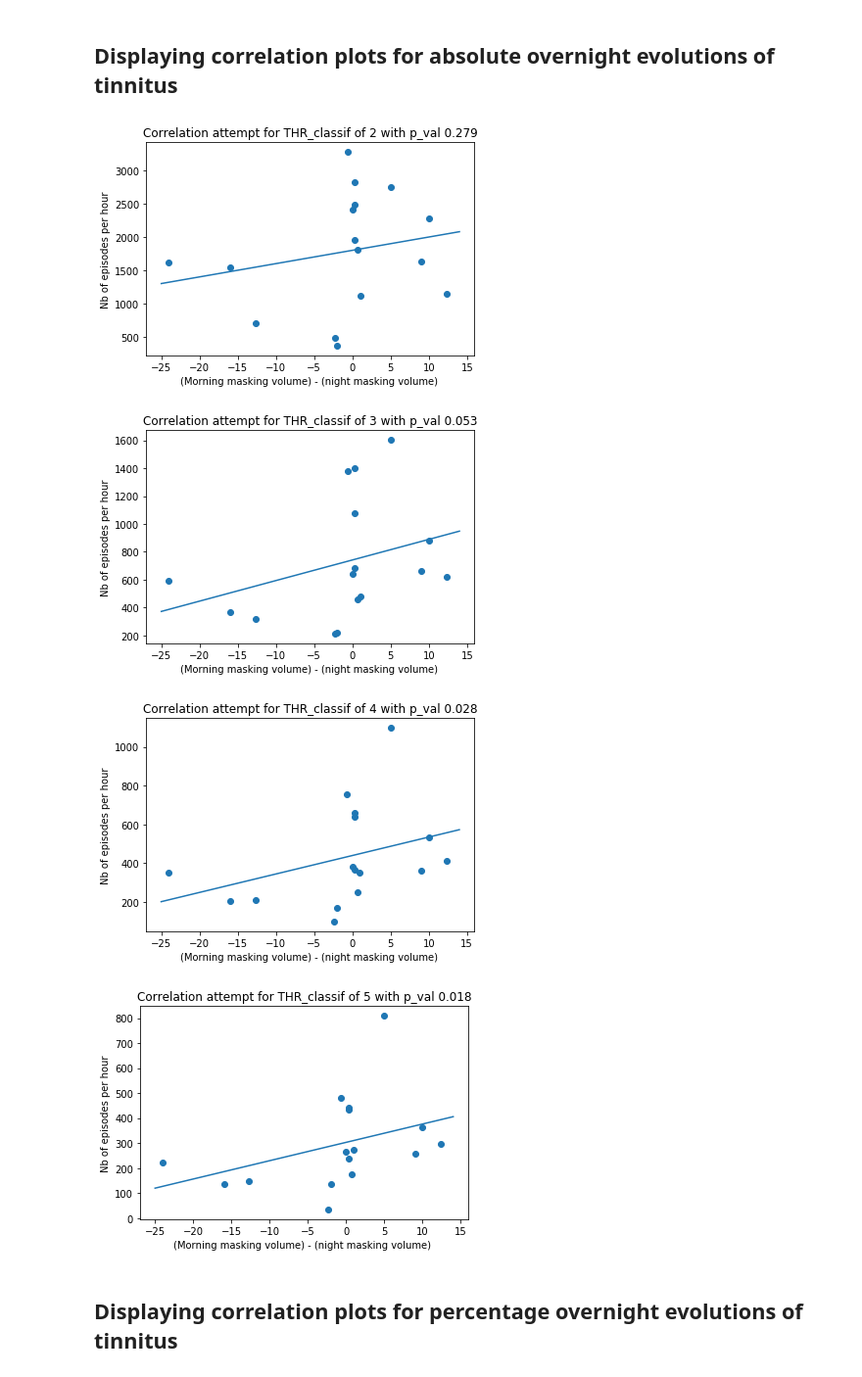
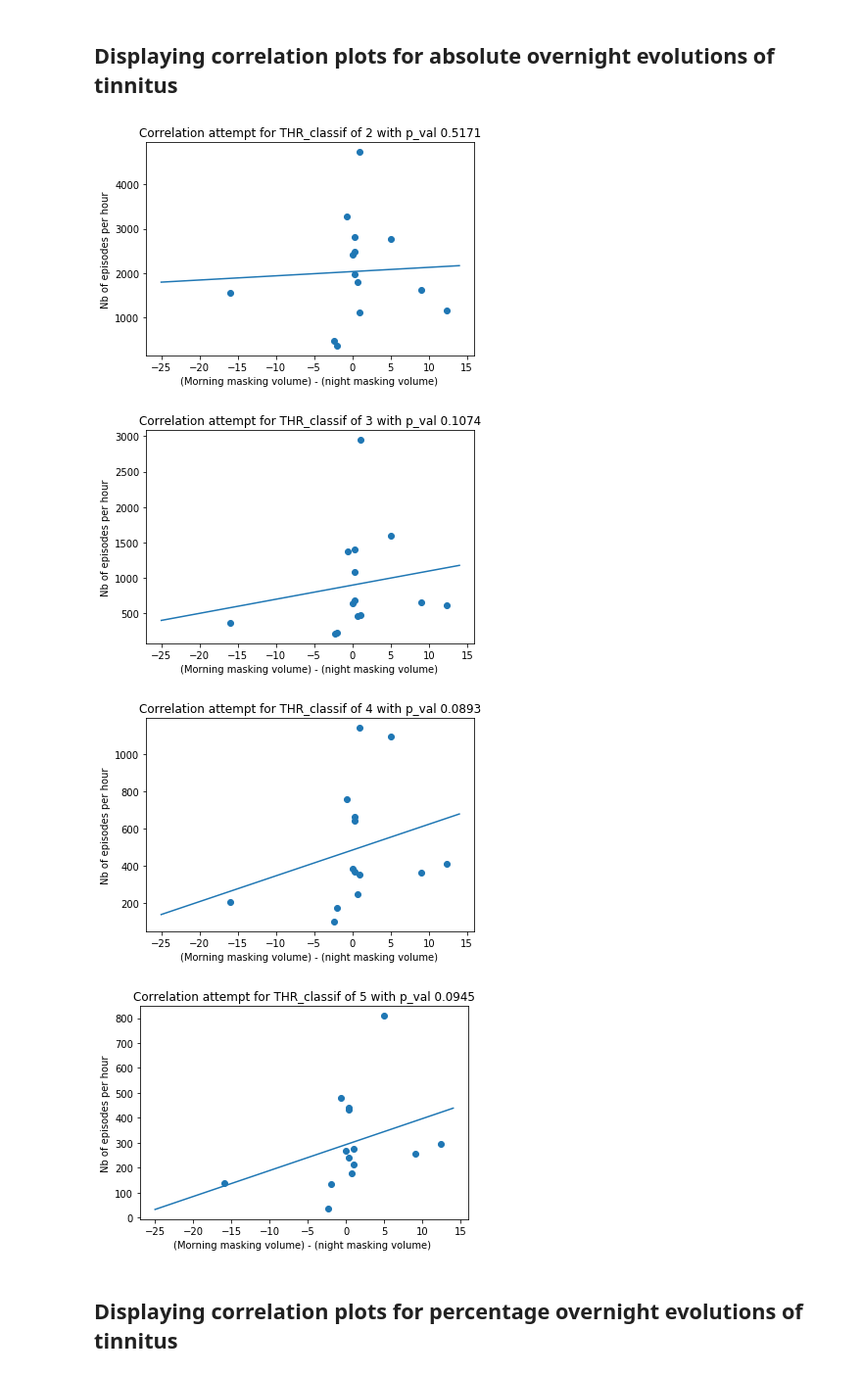
Before and after one commit to lkorczowski/Tinnitus-n-Sleep, a Jupyter notebook: notebooks/Bruxism_Inter_subject_analysis.ipynb, the cells around one changed output. Shown at 98% size. Cells and saved outputs as stored; diff of their text form; code cells hidden in the pictures.

```diff
--- a/notebooks/Bruxism_Inter_subject_analysis.ipynb
+++ b/notebooks/Bruxism_Inter_subject_analysis.ipynb
@@ -188,6 +188,7 @@ to_suppress=["Schmidtlin_nuit_2_dec_3to0to4.edf", "SCHMIDTLIN_nuit_5_dec_OD__0to
              "HZB_nuit_3.edf",
              "SCHMIDTLIN_nuit_4_dec_OD__3to3.edf",
              '1CC05_nuit_son.edf',
+             '1BA07_nuit_son.edf',
              '1DA15_nuit_son.edf',
              '1DL12_nuit_son.edf',
              '1GB18_nuit_son.edf',
@@ -195,11 +196,12 @@ to_suppress=["Schmidtlin_nuit_2_dec_3to0to4.edf", "SCHMIDTLIN_nuit_5_dec_OD__0to
             '1MA16_nuit_son.edf',
              '1MF19_nuit_son.edf',
              '1MN09_nuit_son.edf',
-              '1PI07_nuit_son.edf', '1PI07_nuit_hab.edf',
+              '1PI07_nuit_son.edf',
             '1PT06_nuit_son.edf',
              '1RA17_nuit_son.edf',
              '1SA14_nuit_son.edf',
-            '1ZN04_nuit_son.edf'
+            '1ZN04_nuit_son.edf',
+             "HZB_nuit_2.edf", "Unger_2.edf" , 'SCHM_nuit_3.edf'
              ]
 patients_sains=['jon_mema.edf','sophie_mema.edf','tom_mema.edf', "robin_nuit_son_24_sept.edf"
                , "robin_nuit_23_sept.edf","robin_mema_nuit_2.edf","robin_mema_nuit_1.edf","jose_mema.edf"]
@@ -220,7 +222,7 @@ for elm in evol_masking:
     for i in range(len(get_scores)):
      if not to_suppress.__contains__(elm[0]):
         if elm[0]==get_scores[i][0]:
-
+            print(elm)
             #For correlation scatter plots
             for j in range(len(THR_classif)):
                 #getting points [abs evolution masking volume ; coreesponding nb_episode/hour]
@@ -297,28 +313,29 @@ Healthy subjects : 8
 # %% [markdown]
 ## Displaying correlation plots for absolute overnight evolutions of tinnitus
 # %%
+from scipy import stats
 for j in range(len(THR_classif)):
     tab = np.asanyarray(scat[j])
     tab = tab.transpose()
     #print(j+2)
 
     regre = scipy.stats.linregress(tab[0],tab[1])
     spear = scipy.stats.spearmanr(tab[0],tab[1])
     #print(regre)
     slope=regre[0]
     intercept = regre[1]
     plt.figure()
     plt.scatter(tab[0], tab[1])
     plt.plot([i-25 for i in range(40)],[intercept + slope *(i-25) for i in range(40)])
     #plt.plot([i-1 for i in range(3)],[intercept + slope *(i-1) for i in range(3)])
-    plt.title("Correlation attempt for THR_classif of " + str(j+2) + " with p_val "+ str("%.3f" % spear[1]))
+    plt.title("Correlation attempt for THR_classif of " + str(j+2) + " with p_val "+ str("%.4f" % spear[1]))
     plt.xlabel('(Morning masking volume) - (night masking volume) ')
     plt.ylabel('Nb of episodes per hour')
 # %% [output]
-[figure, old version]
+[figure, new version]
-[figure, old version]
+[figure, new version]
-[figure, old version]
+[figure, new version]
-[figure, old version]
+[figure, new version]
 # %% [markdown]
 ## Displaying correlation plots for percentage overnight evolutions of tinnitus
 # %%
```
Also changed, not shown: parts of 12 cells of this notebook, 6 other files.
